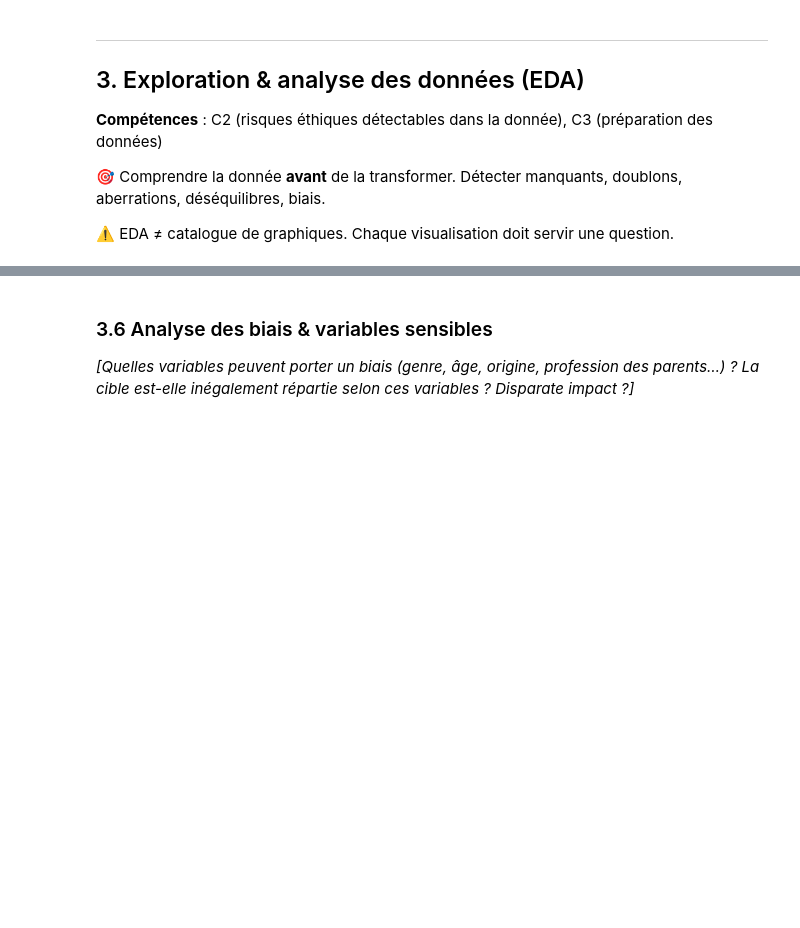
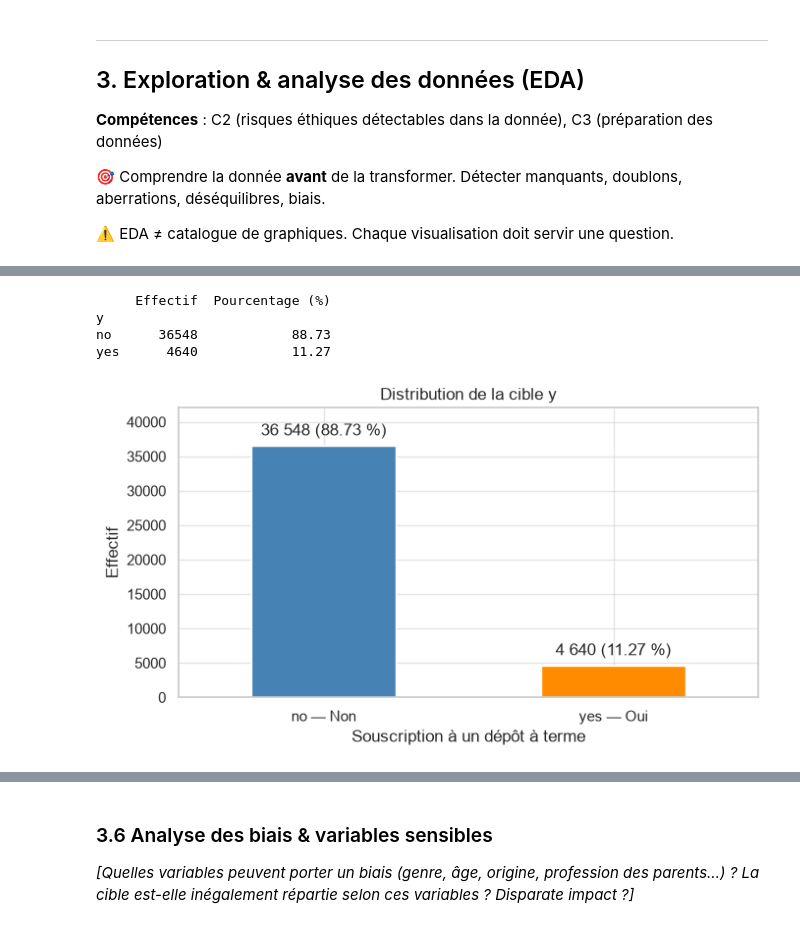
Before and after one commit to franckcwalter/eval-usecase-marketing, a Jupyter notebook: cas_usage_bank_marketing.ipynb, the cells around one changed output, grey strips where cells are left out. Drawn from its saved outputs; the diff is of its cells as text; code cells hidden in the pictures; blank space fills up the shorter version.

```diff
--- a/cas_usage_bank_marketing.ipynb
+++ b/cas_usage_bank_marketing.ipynb
@@ -196,6 +497,38 @@ Dataset      : UCI Bank Marketing — bank-additional-full.csv
 # %%
 # 3.4 Variable cible : équilibre des classes / distribution
-# df["target"].value_counts(normalize=True)
+
+effectifs_cible = df["y"].value_counts().reindex(["no", "yes"], fill_value=0)
+pourcentages_cible = df["y"].value_counts(normalize=True).reindex(["no", "yes"], fill_value=0) * 100
+distribution_cible = pd.DataFrame({
+    "Effectif": effectifs_cible,
+    "Pourcentage (%)": pourcentages_cible.round(2),
+})
+print(distribution_cible.to_string())
+
+fig, ax = plt.subplots(figsize=(7, 4))
+effectifs_cible.plot.bar(ax=ax, color=["steelblue", "darkorange"], rot=0)
+ax.set_title("Distribution de la cible y")
+ax.set_xlabel("Souscription à un dépôt à terme")
+ax.set_ylabel("Effectif")
+ax.set_xticklabels(["no — Non", "yes — Oui"])
+ax.bar_label(
+    ax.containers[0],
+    labels=[f"{n:,} ({p:.2f} %)".replace(",", " ")
+            for n, p in zip(effectifs_cible, pourcentages_cible)],
+    padding=5,
+)
+ax.set_ylim(0, effectifs_cible.max() * 1.15)
+fig.tight_layout()
+plt.show()
+
+# La cible comprend 36 548 non-souscriptions (88,73 %) et 4 640 souscriptions (11,27 %).
+# Les classes sont déséquilibrées : la classe « yes » est nettement minoritaire, comme déjà relevé lors des premières observations.
+# %% [output]
+     Effectif  Pourcentage (%)
+y
+no      36548            88.73
+yes      4640            11.27
+[figure, added]
 # %%
 # 3.5 Corrélations & relations entre variables
 # Matrice de corrélation, pairplot, croisements clés vs cible
```
Also changed, not shown: parts of 25 cells of this notebook, 4 other files.
